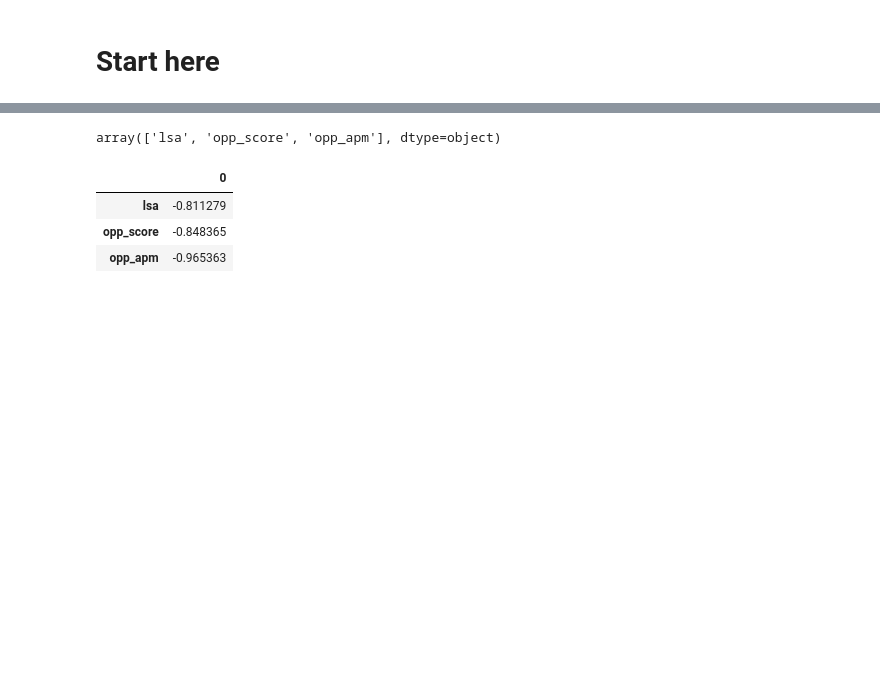
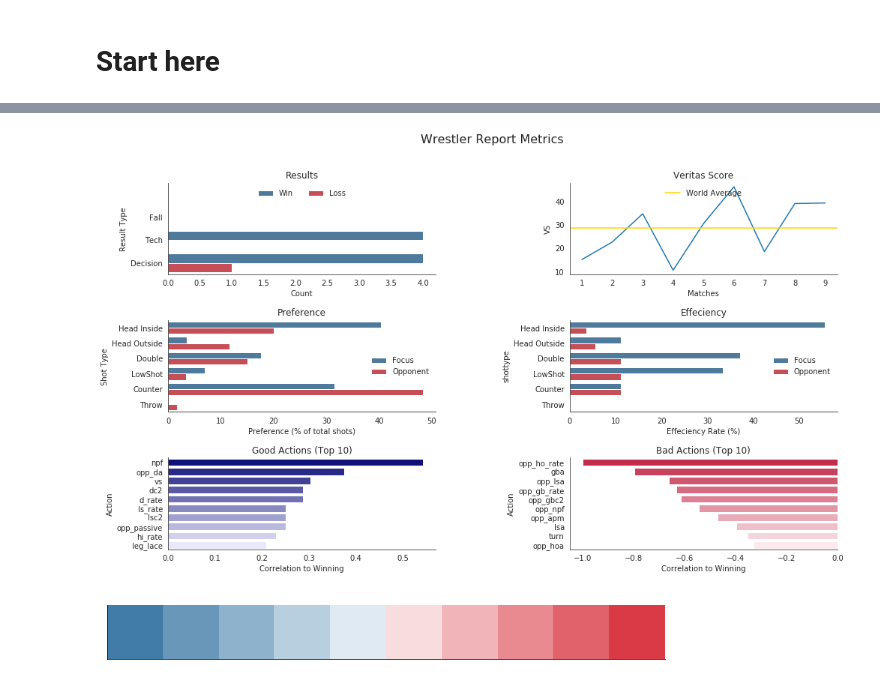
Before and after one commit to nanthony007/VeritasWrestlingSystems, a Jupyter notebook: collection/analysis/Analysis.ipynb, the cells around one changed output, grey strips where cells are left out. Saved outputs shown, nothing was run; the diff lists cells and outputs as text; code cells hidden in the pictures; blank space fills up the shorter version.

Commit message:
added seaborn plots using url route

```diff
--- a/collection/analysis/Analysis.ipynb
+++ b/collection/analysis/Analysis.ipynb
@@ -169,5 +74,0 @@ fm2
-# %%
-sns.set_style('white')
-sns.despine()
-
-sns.catplot(data=fm2, x='binary_result', y='value', hue='variable')
@@ -255,11 +74,0 @@ opp_apm -0.9653633930282666
-# %%
-fm_bottom.index.values
-# %% [output]
-array(['lsa', 'opp_score', 'opp_apm'], dtype=object)
-# %%
-fm_bottom.to_frame()
-# %% [output]
-|  | 0 |
-| lsa | -0.811279 |
-| opp_score | -0.848365 |
-| opp_apm | -0.965363 |
@@ -265,0 +109,64 @@ fm_bottom.to_frame()
+# %%
+fm_inter = fm.select_dtypes(exclude=['object'])
+fm_inter = fm_inter.drop(columns=['mov', 'focus_score', 'opp_score', 'num_result'])
+
+corrs = fm_inter.corr()['binary_result'][:-1].dropna()
+corrs = corrs[corrs > -1]
+corrs = corrs[corrs < 1]
+bad = corrs.sort_values(ascending=True)[:10]
+good = corrs.sort_values(ascending=False)[:10]
+# %%
+sns.set_style('white', {'axes.spines.right':False, 'axes.spines.top':False})
+
+fig, ((ax1, ax2), (ax3, ax4), (ax5, ax6)) = plt.subplots(3,2, figsize=(16,9))
+plt.subplots_adjust(wspace = 0.50, hspace = 0.50)
+
+g1 = sns.countplot(y='result_type', hue='binary_result_text', data=fm, order=['', 'Fall', 'Tech', 'Decision'],
+            palette=sns.diverging_palette(240, 10, n=2), ax=ax1)
+ax1.set_title('Results')
+ax1.set_xlabel("Count")
+ax1.set_ylabel("Result Type")
+ax1.legend(loc='upper center', ncol=2, frameon=False)
+
+g2 = sns.lineplot(data=fm, x=range(1, len(fm.index)+1), y='vs', ax=ax2)
+ax2.axhline(fm.vs.mean(), label='World Average', color='gold')
+ax2.set_title("Veritas Score")
+ax2.set_xlabel("Matches")
+ax2.set_ylabel("VS")
+ax2.legend(loc='upper center', frameon=False)
+ax2.legend_.set_title("")
+
+g3 = sns.barplot(x='pref', y='shottype', hue='wrestler', data=rate_df,
+            palette=sns.diverging_palette(240, 10, n=2), ax=ax3)
+ax3.set_title('Preference')
+ax3.set_xlabel("Preference (% of total shots)")
+ax3.set_ylabel("Shot Type")
+ax3.legend(loc='center right', frameon=False)
+ax3.legend_.set_title("")
+
+g4 = sns.barplot(x='rate', y='shottype', hue='wrestler', data=rate_df,
+            palette=sns.diverging_palette(240, 10, n=2), ax=ax4)
+ax4.set_title('Effeciency')
+ax4.set_xlabel("Effeciency Rate (%)")
+ax4.legend(loc="center right", frameon=False)
+ax4.legend_.set_title("")
+
+g5 = sns.barplot(x=good.values, y=good.index, palette=sns.light_palette("darkblue", 10, reverse=True), ax=ax5)
+ax5.set_title('Good Actions (Top 10)')
+ax5.set_xlabel("Correlation to Winning")
+ax5.set_ylabel("Action")
+
+g6 = sns.barplot(x=bad.values, y=bad.index, palette=sns.light_palette("crimson", 10, reverse=True), ax=ax6)
+ax6.set_title('Bad Actions (Top 10)')
+ax6.set_xlabel("Correlation to Winning")
+ax6.set_ylabel("Action")
+
+plt.suptitle('Wrestler Report Metrics',size=16)
+plt.savefig('reports.png', dpi=400)
+plt.show()
+# %% [output]
+[figure, added]
+# %%
+sns.palplot(sns.diverging_palette(240, 10, n=10, center='light'))
+# %% [output]
+[figure, added]
```
Also changed, not shown: parts of 19 cells of this notebook, 11 other files.
